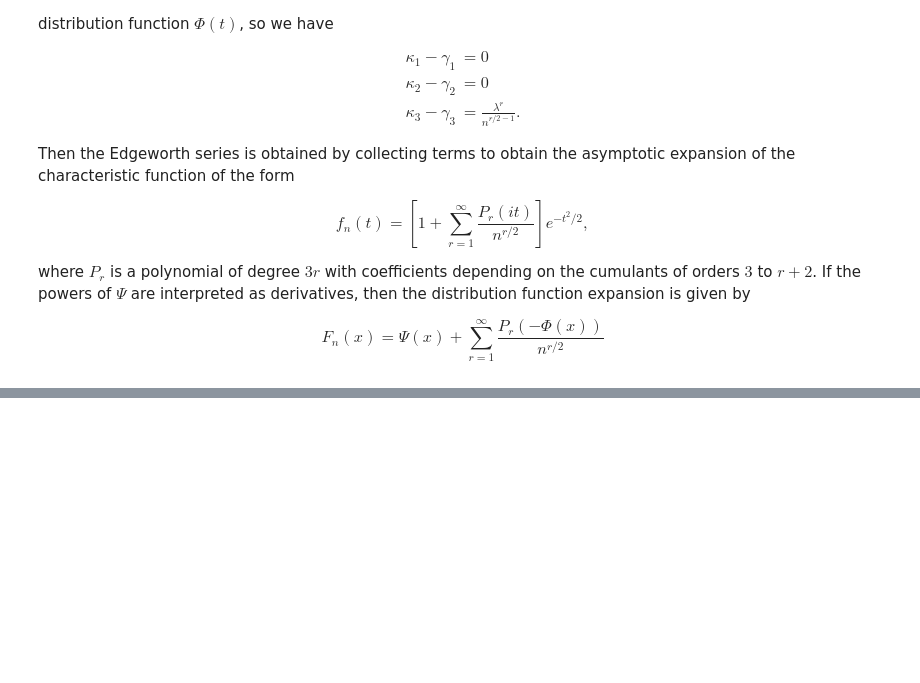
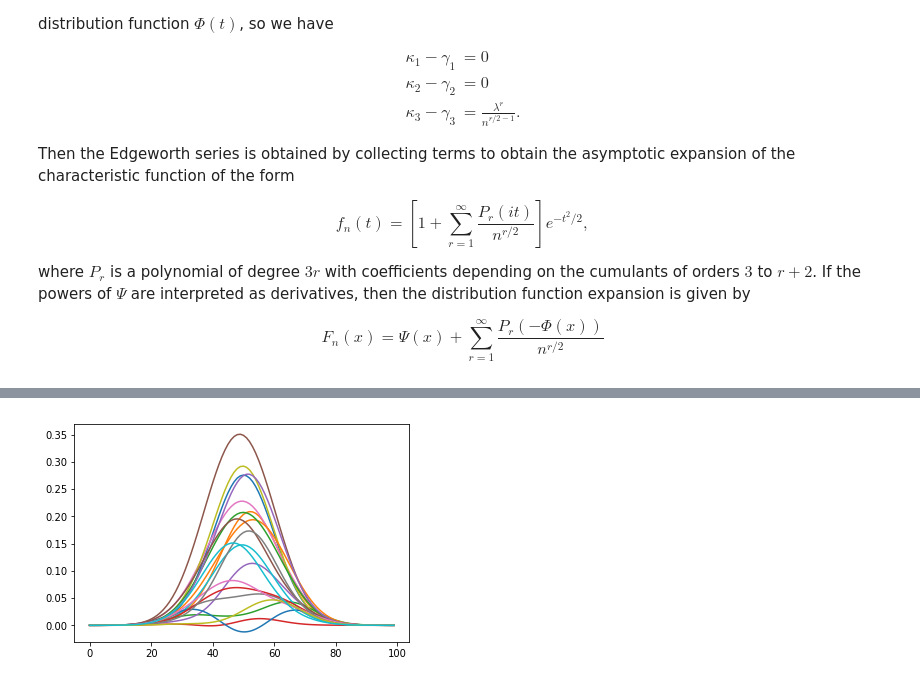
Before and after one commit to msakuta/notebooks, a Jupyter notebook: EdgeworthSeries.ipynb, the cells around one changed output, grey strips where cells are left out. Drawn from its saved outputs; the diff is of its cells as text; code cells hidden in the pictures; blank space fills up the shorter version.

Commit message:
Update EdgeworthSeries to include actual distribution of random series

```diff
--- a/EdgeworthSeries.ipynb
+++ b/EdgeworthSeries.ipynb
@@ -88,0 +144,11 @@ $$
+# %%
+def edgeworth(x, c):
+    return phi_n(x, c)
+# %%
+for i in np.random.rand(20,5):
+    ab = i * np.exp(-np.linspace(0,7,len(i)))
+    # Randomly flip the sign for odd term only (to compensate bias)
+    ab[np.arange(0,len(ab)//2)*2+1] *= np.random.rand(len(ab)//2) - .5
+    plt.plot(edgeworth(x, ab))
+# %% [output]
+[figure, added]
```
Also changed, not shown: parts of 4 cells of this notebook.
